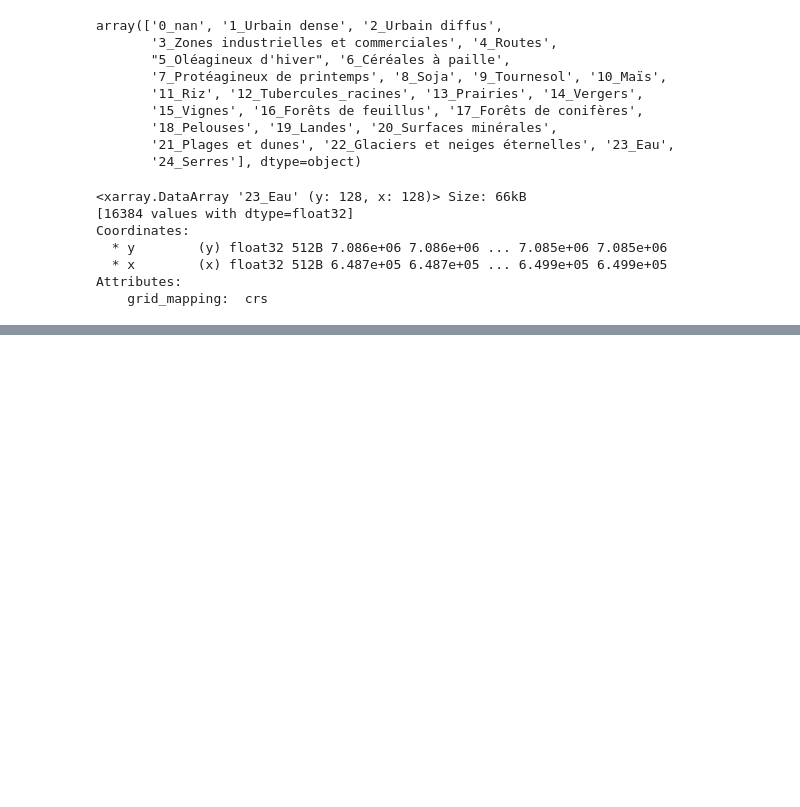
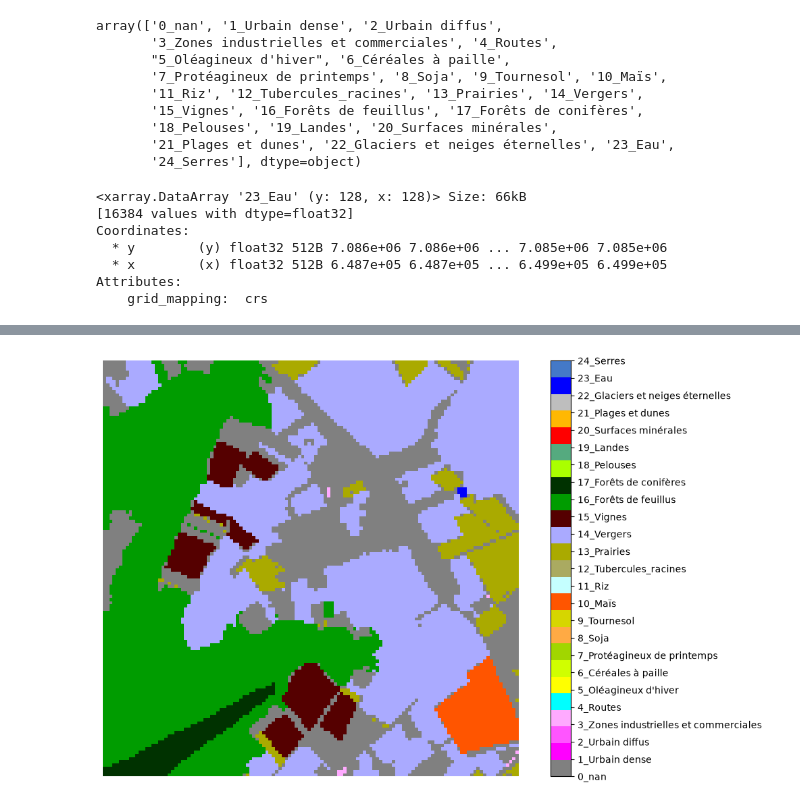
Before and after one commit to hugokerino/next_oso, a Jupyter notebook: data_functions/explore.ipynb, the cells around one changed output, grey strips where cells are left out. Cells and saved outputs as stored; diff of their text form; code cells hidden in the pictures; blank space fills up the shorter version.

```diff
--- a/data_functions/explore.ipynb
+++ b/data_functions/explore.ipynb
@@ -237,0 +250,8 @@ Attributes:
+# %%
+utils_data.plot_label(
+    xr.open_dataset(
+        "/home/hkerino/Documents/nextoso-dataset/data/10m/labels_v2/label_0010.nc"
+    )["labels_no_overlap"].data
+)
+# %% [output]
+[figure, added]
```
Also changed, not shown: parts of 6 cells of this notebook, 5 other files.
